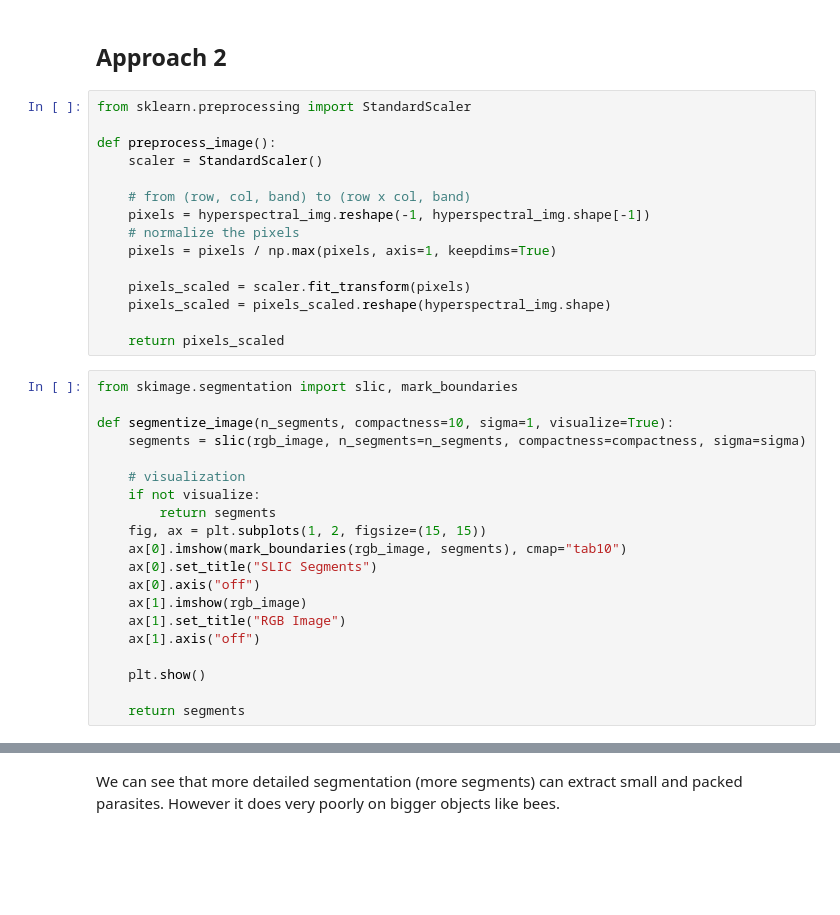
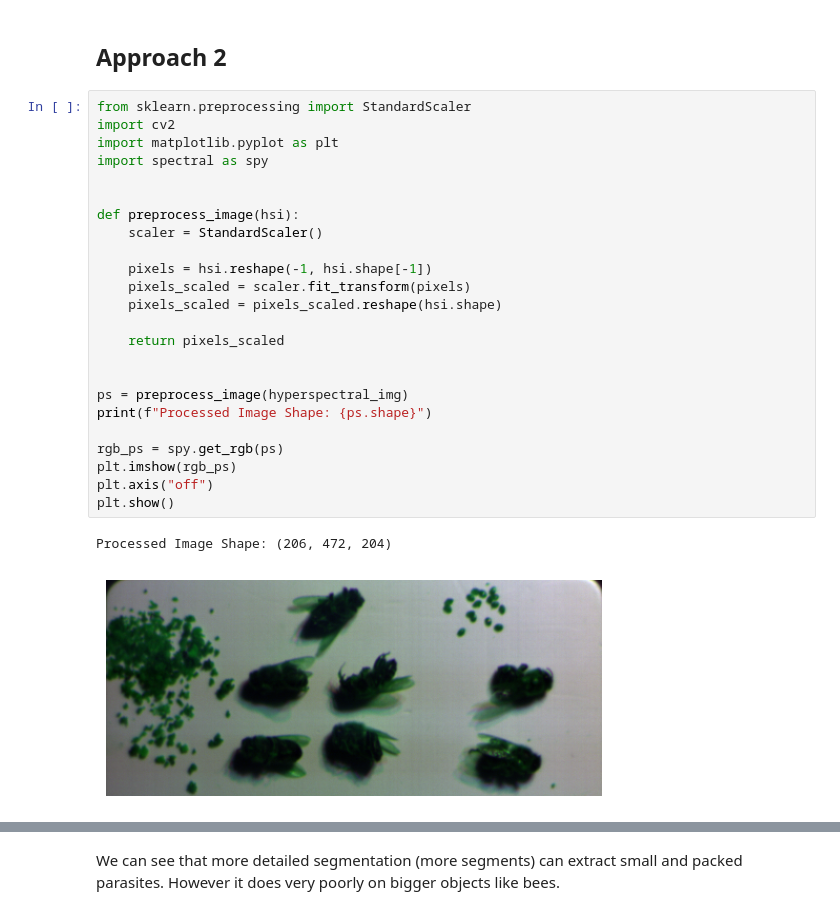
Before and after one commit to kapiw04/bees-hyperspectrum, a Jupyter notebook: showcase.ipynb, the cells around one changed output, grey strips where cells are left out. Drawn from its saved outputs; the diff is of its cells as text; blank space fills up the shorter version.

```diff
--- a/showcase.ipynb
+++ b/showcase.ipynb
@@ -97,38 +111,30 @@ It's important to note that this process is inherently random and may yield diff
 Additionally, this approach relies solely on spectral analysis. A more robust method would combine both spatial and spectral analysis to improve segmentation accuracy.
 # %% [markdown]
 ## Approach 2
-# %%
-from sklearn.preprocessing import StandardScaler
-
-def preprocess_image():
-    scaler = StandardScaler()
-
-    # from (row, col, band) to (row x col, band)
-    pixels = hyperspectral_img.reshape(-1, hyperspectral_img.shape[-1])
-    # normalize the pixels
-    pixels = pixels / np.max(pixels, axis=1, keepdims=True)
-
-    pixels_scaled = scaler.fit_transform(pixels)
-    pixels_scaled = pixels_scaled.reshape(hyperspectral_img.shape)
-
-    return pixels_scaled
-# %%
-from skimage.segmentation import slic, mark_boundaries
-
-def segmentize_image(n_segments, compactness=10, sigma=1, visualize=True):
-    segments = slic(rgb_image, n_segments=n_segments, compactness=compactness, sigma=sigma)
-
-    # visualization
-    if not visualize:
-        return segments
-    fig, ax = plt.subplots(1, 2, figsize=(15, 15))
-    ax[0].imshow(mark_boundaries(rgb_image, segments), cmap="tab10")
-    ax[0].set_title("SLIC Segments")
-    ax[0].axis("off")
-    ax[1].imshow(rgb_image)
-    ax[1].set_title("RGB Image")
-    ax[1].axis("off")
-
-    plt.show()
-
-    return segments
+# %%
+from sklearn.preprocessing import StandardScaler
+import cv2
+import matplotlib.pyplot as plt
+import spectral as spy
+
+
+def preprocess_image(hsi):
+    scaler = StandardScaler()
+
+    pixels = hsi.reshape(-1, hsi.shape[-1])
+    pixels_scaled = scaler.fit_transform(pixels)
+    pixels_scaled = pixels_scaled.reshape(hsi.shape)
+
+    return pixels_scaled
+
+
+ps = preprocess_image(hyperspectral_img)
+print(f"Processed Image Shape: {ps.shape}")
+
+rgb_ps = spy.get_rgb(ps)
+plt.imshow(rgb_ps)
+plt.axis("off")
+plt.show()
+# %% [output]
+Processed Image Shape: (206, 472, 204)
+[figure, added]
```
Also changed, not shown: parts of 30 cells of this notebook.
